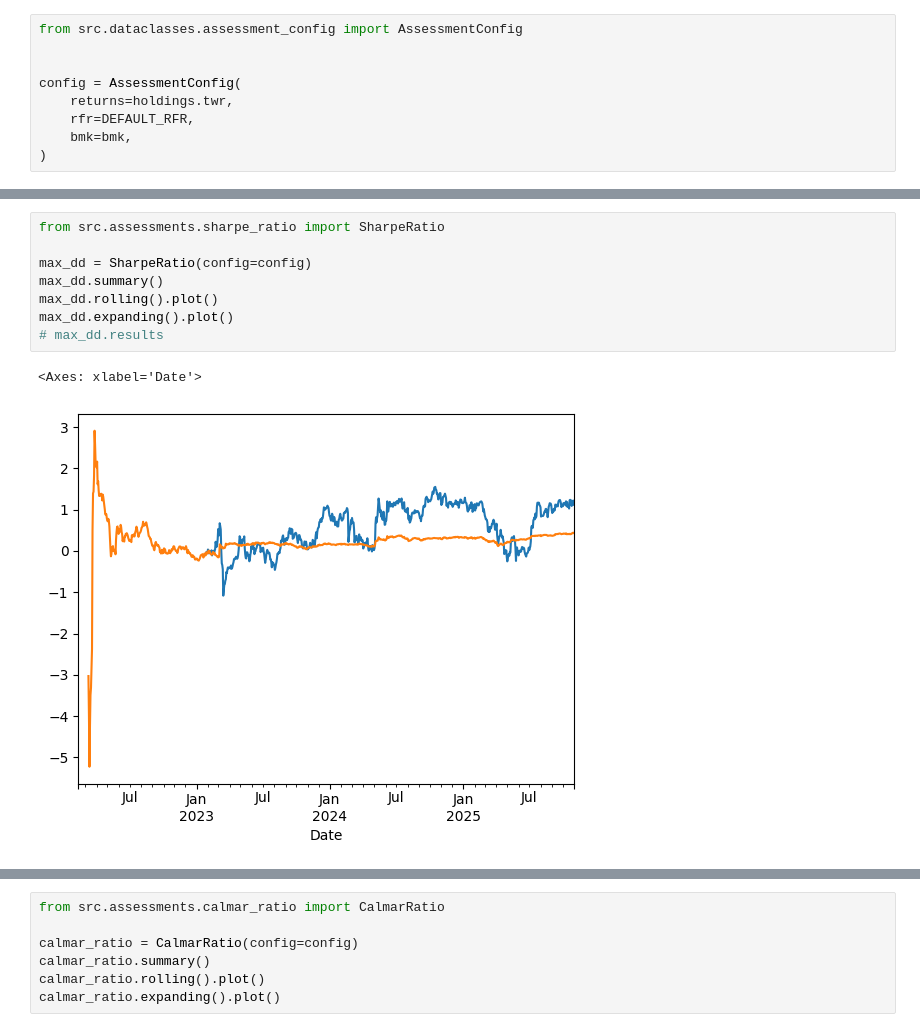
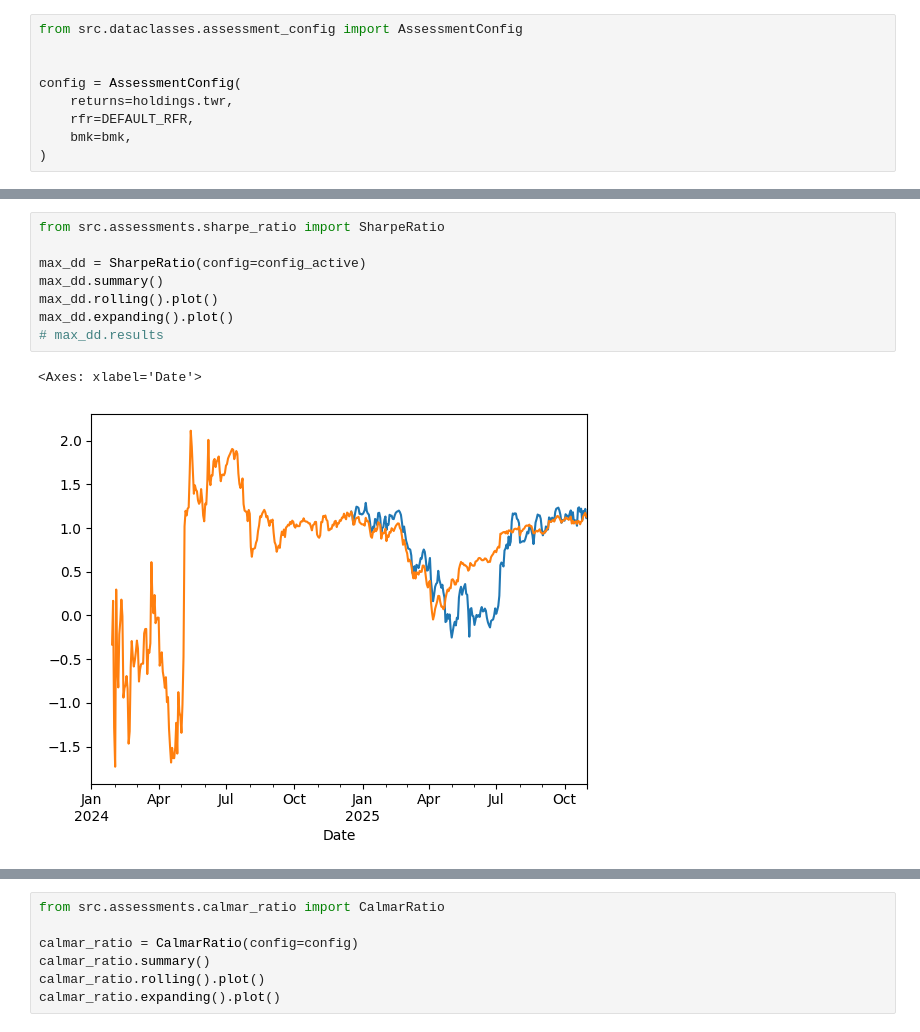
Before and after one commit to abirchLBG/Portfolio, a Jupyter notebook: poc.ipynb, the cells around one changed output, grey strips where cells are left out. Saved outputs shown, nothing was run; the diff lists cells and outputs as text.

```diff
--- a/poc.ipynb
+++ b/poc.ipynb
@@ -257,14 +221,14 @@ max_dd.expanding().plot()
 # %%
 from src.assessments.sharpe_ratio import SharpeRatio
 
-max_dd = SharpeRatio(config=config)
+max_dd = SharpeRatio(config=config_active)
 max_dd.summary()
 max_dd.rolling().plot()
 max_dd.expanding().plot()
 # max_dd.results
 # %% [output]
 <Axes: xlabel='Date'>
-[figure, old version]
+[figure, new version]
 # %%
 from src.assessments.tracking_error import TrackingError
 
```
Also changed, not shown: parts of 21 cells of this notebook, 27 other files.
